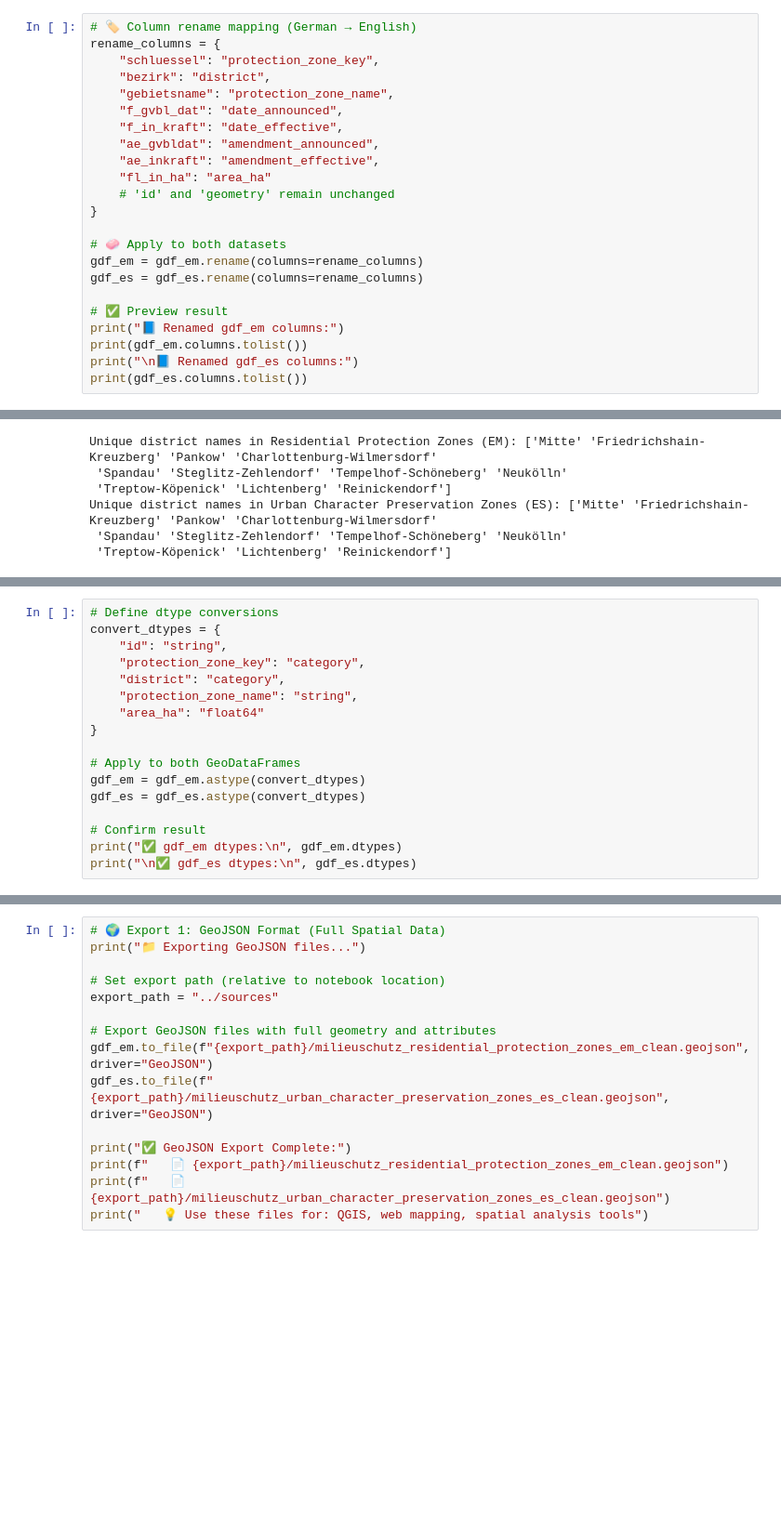
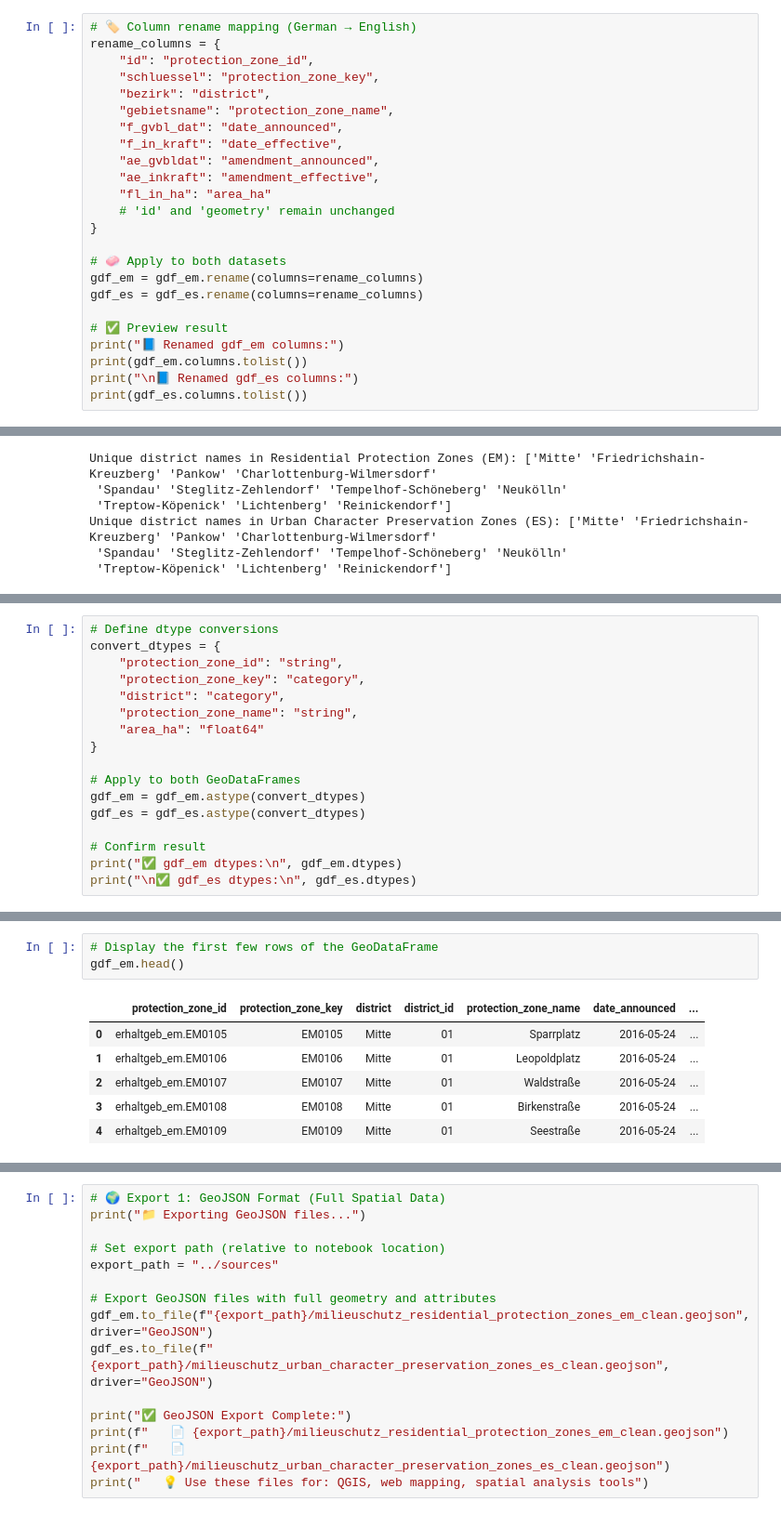
Before and after one commit to webeet-io/layered-populate-data-pool-da, a Jupyter notebook: milieuschutz-populating-db/scripts/milieuschutz-data-transformation.ipynb, the cells around one changed output, grey strips where cells are left out. Shown at 93% size. Cells and saved outputs as stored; diff of their text form; blank space fills up the shorter version.

```diff
--- a/milieuschutz-populating-db/scripts/milieuschutz-data-transformation.ipynb
+++ b/milieuschutz-populating-db/scripts/milieuschutz-data-transformation.ipynb
@@ -366,6 +366,7 @@ This step ensures:
 # %%
 # 🏷️ Column rename mapping (German → English)
 rename_columns = {
+    "id": "protection_zone_id",
     "schluessel": "protection_zone_key",
     "bezirk": "district",
     "gebietsname": "protection_zone_name",
@@ -473,7 +474,7 @@ This ensures:
 # %%
 # Define dtype conversions
 convert_dtypes = {
-    "id": "string",
+    "protection_zone_id": "string",
     "protection_zone_key": "category",
     "district": "category",
     "protection_zone_name": "string",
@@ -596,3 +762,13 @@ print("\n🚀 Data validation complete - ready for export!")
    ES area range: 0.4 - 783.8 ha
 
 🚀 Data validation complete - ready for export!
+# %%
+# Display the first few rows of the GeoDataFrame
+gdf_em.head()
+# %% [output]
+|  | protection_zone_id | protection_zone_key | district | district_id | protection_zone_name | date_announced | ... |
+| 0 | erhaltgeb_em.EM0105 | EM0105 | Mitte | 01 | Sparrplatz | 2016-05-24 | ... |
+| 1 | erhaltgeb_em.EM0106 | EM0106 | Mitte | 01 | Leopoldplatz | 2016-05-24 | ... |
+| 2 | erhaltgeb_em.EM0107 | EM0107 | Mitte | 01 | Waldstraße | 2016-05-24 | ... |
+| 3 | erhaltgeb_em.EM0108 | EM0108 | Mitte | 01 | Birkenstraße | 2016-05-24 | ... |
+| 4 | erhaltgeb_em.EM0109 | EM0109 | Mitte | 01 | Seestraße | 2016-05-24 | ... |
```
Also changed, not shown: parts of 20 cells of this notebook, 9 other files.
